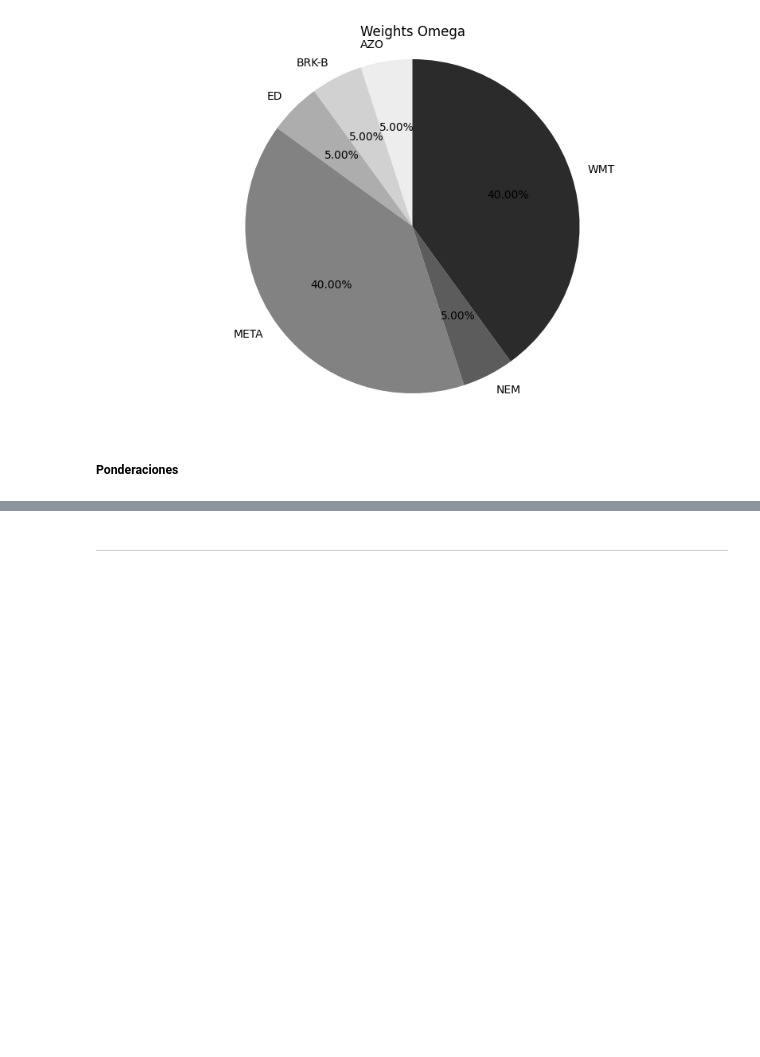
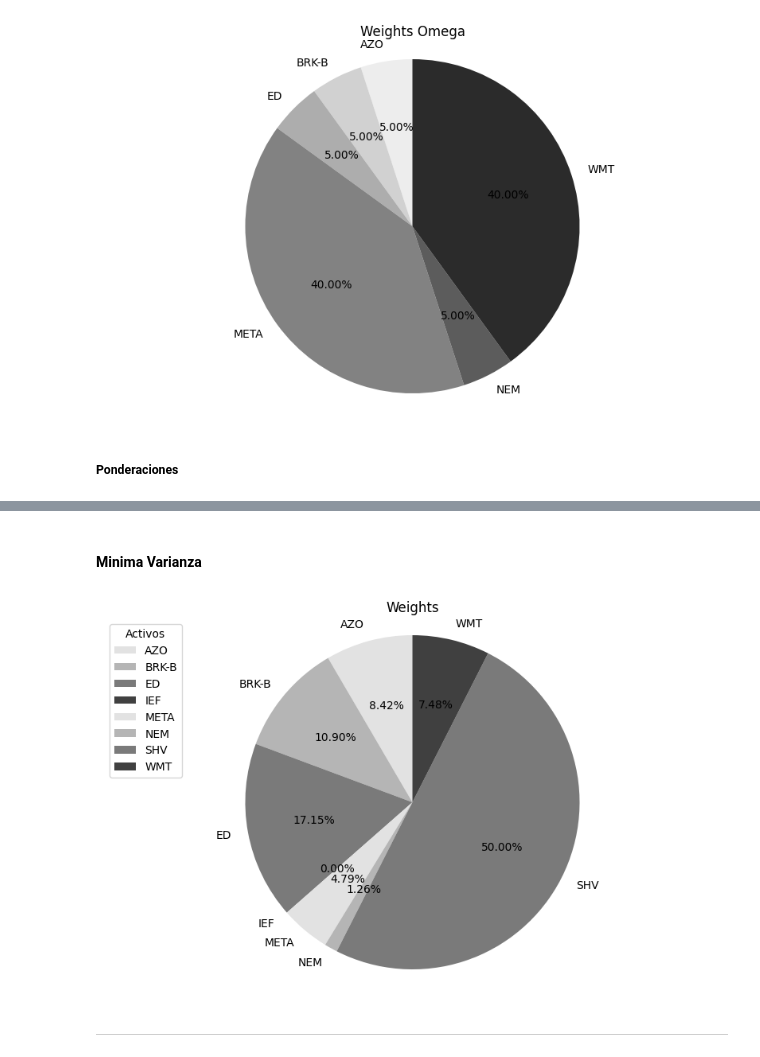
Before and after one commit to ppmelch/Portafolios-de-Inversi-n, a Jupyter notebook: Proyecto/Proyecto[1]_(1) (1)[1].ipynb, the cells around one changed output, grey strips where cells are left out. Saved outputs shown, nothing was run; the diff lists cells and outputs as text; code cells hidden in the pictures; blank space fills up the shorter version.

```diff
--- a/Proyecto/Proyecto[1]_(1) (1)[1].ipynb
+++ b/Proyecto/Proyecto[1]_(1) (1)[1].ipynb
@@ -589,0 +624,4 @@ DataFrame*100
+# %%
+w_semivar_strategic = optimize_strategic.opt_min_semivar(rets_benchmark)*0.5
+dict_semivar_strategic = dict(zip(returns_strategic.columns, w_semivar_strategic))
+dict_semivar_strategic
@@ -589,0 +630,4 @@ DataFrame*100
+# %%
+w_omega = optimize_strategic.opt_max_omega(rets_benchmark)*0.5
+dict_omega_strategic = dict(zip(returns_strategic.columns, w_omega))
+dict_omega_strategic
@@ -589,0 +638,8 @@ DataFrame*100
+# %%
+DataFrame_strategic = pd.DataFrame({
+    'Mínima Varianza': dict_minvar_strategic,
+    'Máximo Sharpe': dict_maxsharpe_strategic,
+    'Mínimo Semivarianza': dict_semivar_strategic,
+    'Max Omega': dict_omega_strategic
+})
+DataFrame_strategic*100
@@ -589,0 +654,6 @@ DataFrame*100
+# %%
+combined_df = DataFrame_tactical.add(DataFrame_strategic, fill_value=0)
+combined_df = combined_df.div(combined_df.sum())
+combined_df_percentage = combined_df * 100
+
+combined_df_percentage
@@ -590,3 +670,22 @@ DataFrame*100
+# %% [markdown]
+#### Minima Varianza
+# %%
+palette = sns.color_palette('Greys', len(combined_df_percentage.columns))
+
+plt.figure(figsize=(10, 6))
+plt.pie(
+    combined_df_percentage['Mínima Varianza'],
+    labels=combined_df_percentage.index,
+    colors=palette,
+    autopct='%.2f%%',
+    startangle=90
+)
+plt.title('Weights')
+plt.legend(title='Activos', loc='upper left')
+plt.axis('equal')
+plt.show()
+# %% [output]
+[figure, added]
 # %% [markdown]
 ---
 # %% [markdown]
```
Also changed, not shown: parts of 27 cells of this notebook.
